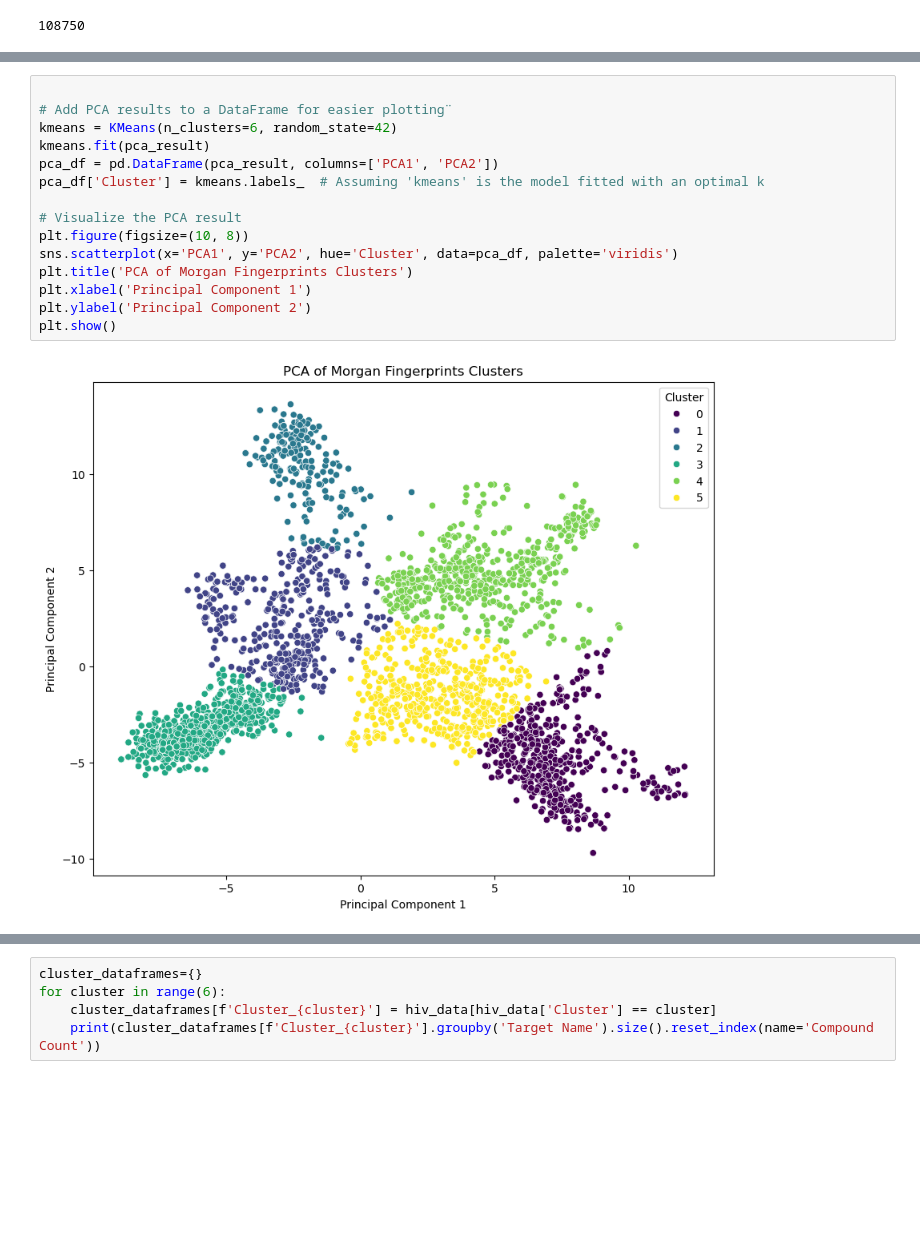
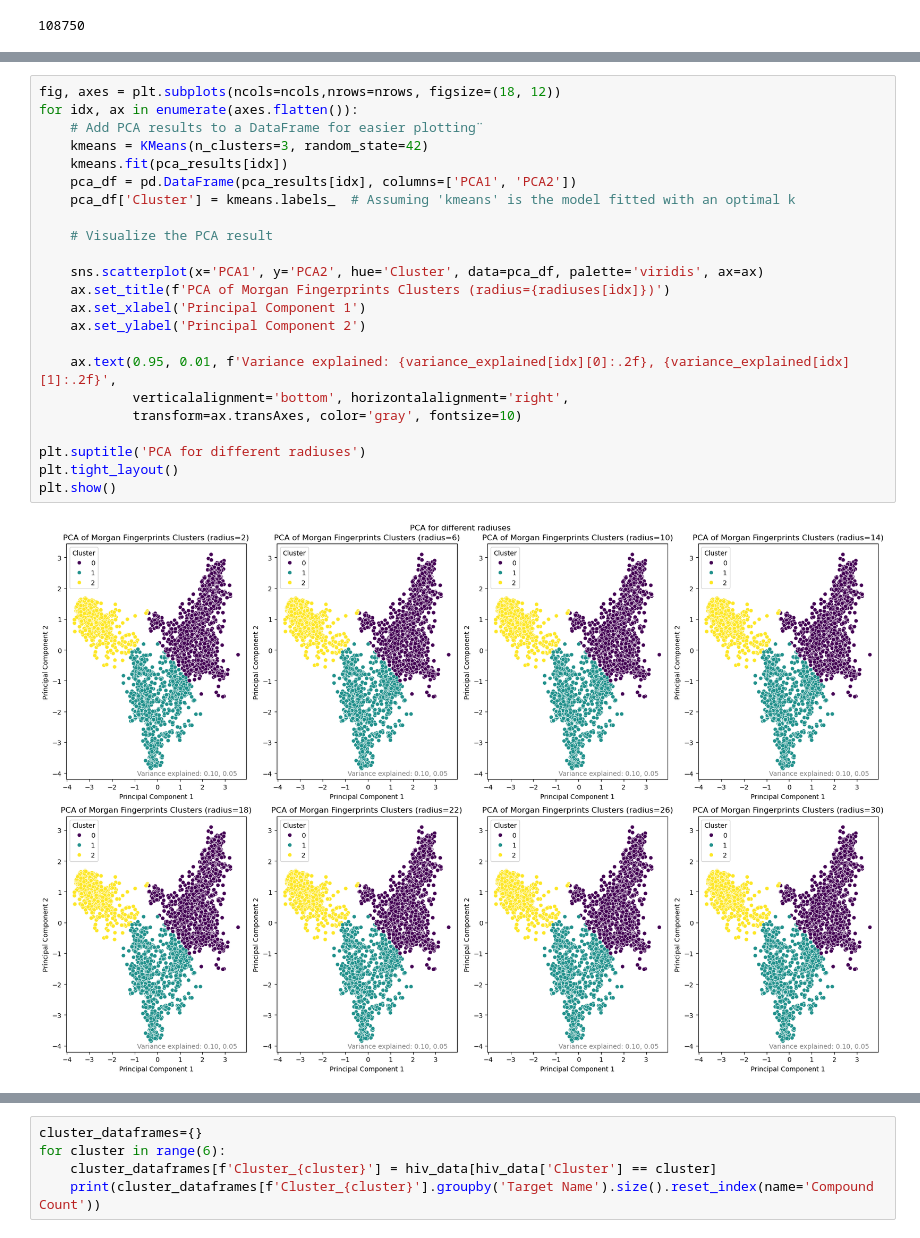
Before and after one commit to epfl-ada/ada-2024-project-trendtrackers, a Jupyter notebook: project_clusteringSMiles.ipynb, the cells around one changed output, grey strips where cells are left out. Drawn from its saved outputs; the diff is of its cells as text; blank space fills up the shorter version.

```diff
--- a/project_clusteringSMiles.ipynb
+++ b/project_clusteringSMiles.ipynb
@@ -168,20 +165,28 @@ plt.show()
 # %%
+fig, axes = plt.subplots(ncols=ncols,nrows=nrows, figsize=(18, 12))
+for idx, ax in enumerate(axes.flatten()):
+    # Add PCA results to a DataFrame for easier plotting¨
+    kmeans = KMeans(n_clusters=3, random_state=42)
+    kmeans.fit(pca_results[idx])
+    pca_df = pd.DataFrame(pca_results[idx], columns=['PCA1', 'PCA2'])
+    pca_df['Cluster'] = kmeans.labels_  # Assuming 'kmeans' is the model fitted with an optimal k
 
-# Add PCA results to a DataFrame for easier plotting¨
-kmeans = KMeans(n_clusters=6, random_state=42)
-kmeans.fit(pca_result)
-pca_df = pd.DataFrame(pca_result, columns=['PCA1', 'PCA2'])
-pca_df['Cluster'] = kmeans.labels_  # Assuming 'kmeans' is the model fitted with an optimal k
+    # Visualize the PCA result
 
-# Visualize the PCA result
-plt.figure(figsize=(10, 8))
-sns.scatterplot(x='PCA1', y='PCA2', hue='Cluster', data=pca_df, palette='viridis')
-plt.title('PCA of Morgan Fingerprints Clusters')
-plt.xlabel('Principal Component 1')
-plt.ylabel('Principal Component 2')
+    sns.scatterplot(x='PCA1', y='PCA2', hue='Cluster', data=pca_df, palette='viridis', ax=ax)
+    ax.set_title(f'PCA of Morgan Fingerprints Clusters (radius={radiuses[idx]})')
+    ax.set_xlabel('Principal Component 1')
+    ax.set_ylabel('Principal Component 2')
+
+    ax.text(0.95, 0.01, f'Variance explained: {variance_explained[idx][0]:.2f}, {variance_explained[idx][1]:.2f}',
+            verticalalignment='bottom', horizontalalignment='right',
+            transform=ax.transAxes, color='gray', fontsize=10)
+
+plt.suptitle('PCA for different radiuses')
+plt.tight_layout()
 plt.show()
 # %% [output]
-[figure, old version]
+[figure, new version]
 # %%
 # Step 2: Perform Clustering with KMeans
 # Adjust the number of clusters (n_clusters) as needed for your analysis
```
Also changed, not shown: parts of 6 cells of this notebook, 1 other file.
